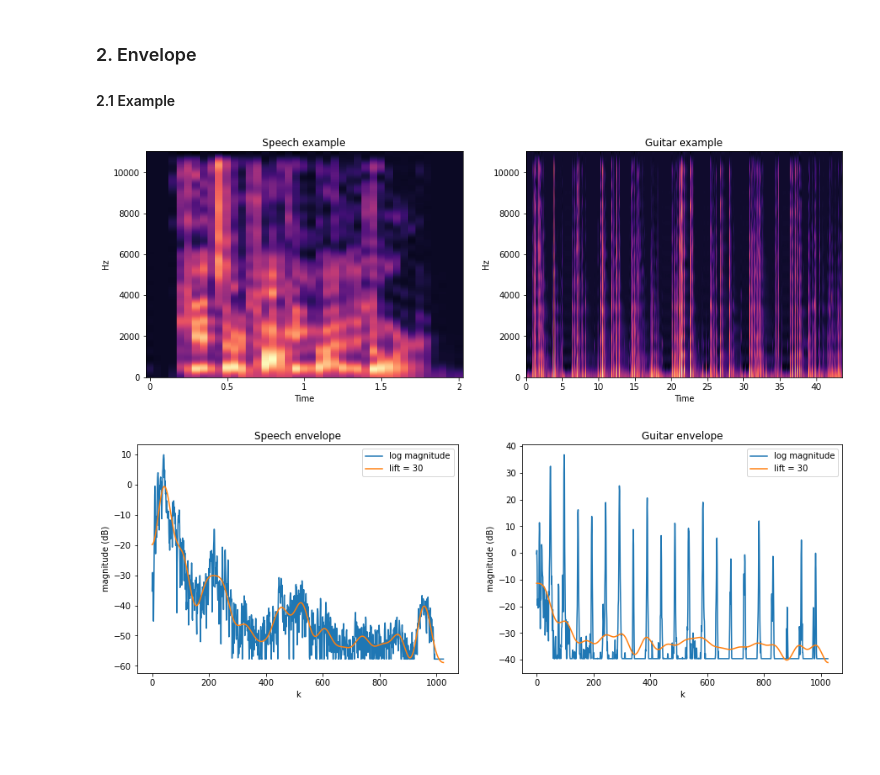
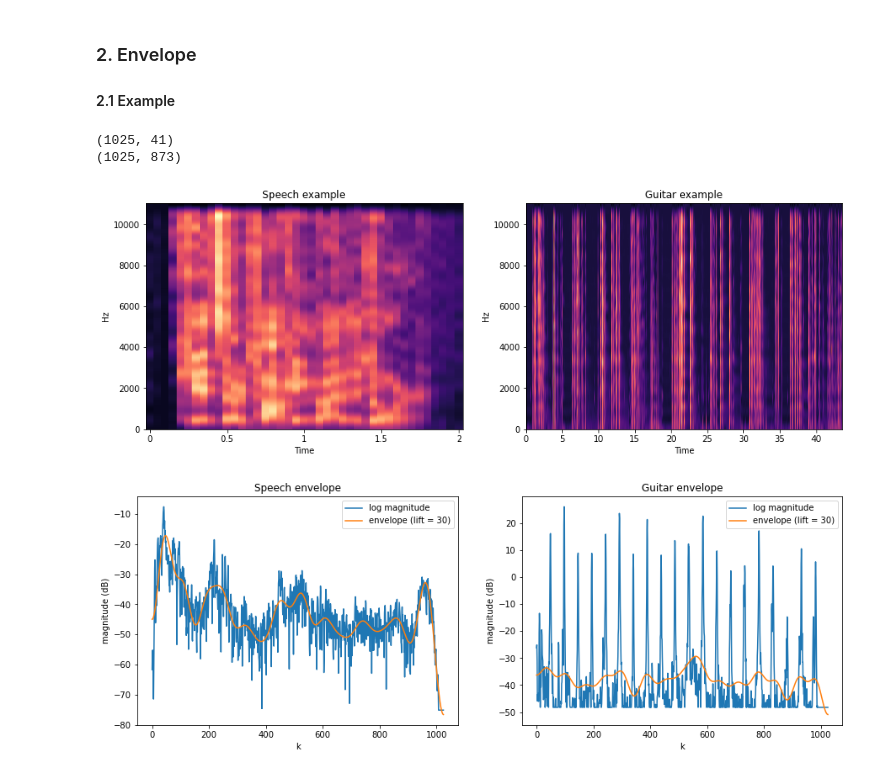
Before and after one commit to hwang9u/pyceps, a Jupyter notebook: pyceps-ex.ipynb, the cells around one changed output. Cells and saved outputs as stored; diff of their text form; code cells hidden in the pictures; blank space fills up the shorter version.

````diff
--- a/pyceps-ex.ipynb
+++ b/pyceps-ex.ipynb
@@ -20,7 +20,9 @@ import crepe
 * guitar audio signal from GuitarSet dataset: https://github.com/marl/GuitarSet
 # %%
 speech, sr = librosa.load('/Users/hwang9u/h9Speech/dataset/ravdess/Actor_03/03-01-01-01-01-01-03.wav', offset=0.8, duration=2)
+speech = librosa.effects.preemphasis(speech, coef=0.95)
 guitar, sr = librosa.load('/Users/hwang9u/h9music/dataset/GuitarSet/audio_mono-mic/05_SS2-88-F_solo_mic.wav')
+guitar = librosa.effects.preemphasis(guitar, coef=0.95)
 # %% [markdown]
 #### 0.2 STFT
 * ```win_length```: 1024(0.046ms)
@@ -87,10 +88,25 @@ fig.savefig('./examples/with_crepe.jpg')
 # %% [markdown]
 ### 2. Envelope
 #### 2.1 Example
+# %%
+
+def cepsenv(C, lift_th=20):
+    '''
+    spectral envelope estimation from low quefrency of cepstrum
+    '''
+    env = C.copy()
+    print(env.shape)
+    env = np.concatenate(  (env, env[1:][::-1]), axis=0 )
+    env[lift_th:-lift_th, :] = 0.
+    env = np.apply_along_axis(func1d=lambda x: np.fft.rfft(x).real[:C.shape[0]], axis=0, arr=env)
+    return env
 # %%
 lift = 30
-q, C_speech =rceps(D_speech, sr=sr, qmin_ind=0) ; q, C_guitar =rceps(D_guitar, sr=sr, qmin_ind=0)
+q, C_speech =rceps(D_speech, sr=sr, qmin_ind=0) ; q, C_guitar =rceps(D_guitar, sr=sr, qmin_ind=0, qmax_ind=None)
 E_speech = cepsenv(C_speech, lift_th=lift) ; E_guitar = cepsenv(C_guitar, lift_th=lift)
+# %% [output]
+(1025, 41)
+(1025, 873)
 # %%
 fig, axes = plt.subplots(1,2, figsize = (15,5))
 librosa.display.specshow(E_speech, x_axis='time', y_axis='linear', hop_length=hop_length, cmap = 'magma', ax = axes[0])
@@ -99,7 +115,7 @@ axes[0].set_title('Speech example')
 axes[1].set_title('Guitar example')
 fig.savefig('./examples/cepstrally_smoothed.jpg')
 # %% [output]
-[figure, old version]
+[figure, new version]
 # %%
 def plot_envelope(logM, envelope, ax, title, lift = 30):
     ax.plot(logM)
@@ -107,12 +123,12 @@ def plot_envelope(logM, envelope, ax, title, lift = 30):
     ax.set_title(title)
     ax.set_xlabel('k')
     ax.set_ylabel('magnitude (dB)')
-    ax.legend(['log magnitude', 'lift = {}'.format(lift)])
+    ax.legend(['log magnitude', 'envelope (lift = {})'.format(lift)])
 # %%
 t = 30
 fig, axes = plt.subplots(1,2, figsize = (15,5))
-plot_envelope(D_speech[:,t], E_speech[:,t], ax=axes[0], title='Speech envelope', lift=30)
-plot_envelope(D_guitar[:,t], E_guitar[:,t], ax=axes[1], title='Guitar envelope', lift=30)
+plot_envelope(D_speech[:,t], E_speech[:,t], ax=axes[0], title='Speech envelope', lift=lift)
+plot_envelope(D_guitar[:,t], E_guitar[:,t], ax=axes[1], title='Guitar envelope', lift=lift)
 fig.savefig('./examples/estimated_envelope.jpg')
 # %% [output]
-[figure, old version]
+[figure, new version]
````
Also changed, not shown: parts of 5 cells of this notebook, 5 other files.
